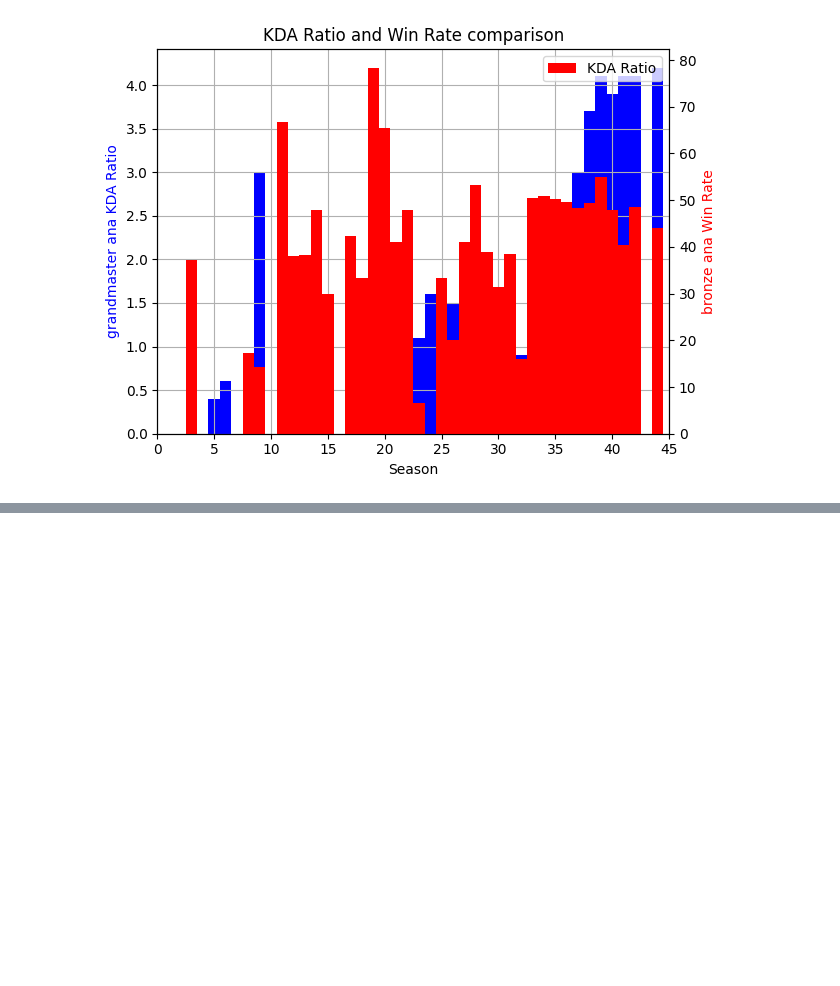
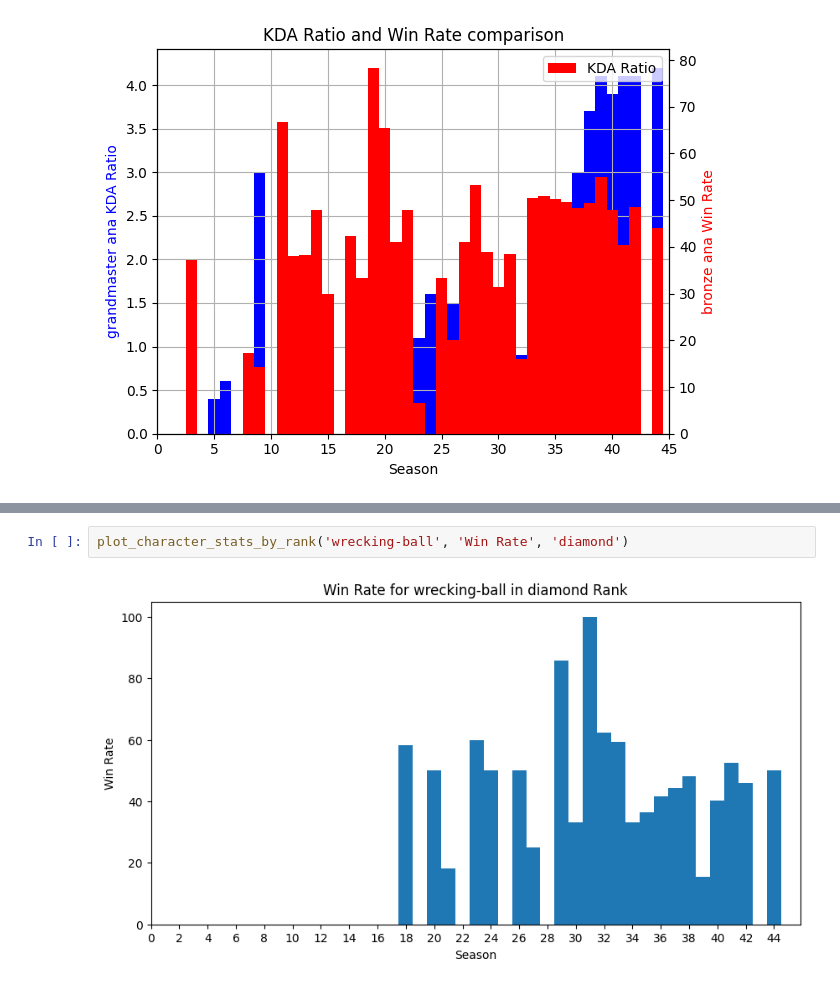
Before and after one commit to antaww/Overgraph, a Jupyter notebook: src/test.ipynb, the cells around one changed output, grey strips where cells are left out. Drawn from its saved outputs; the diff is of its cells as text; blank space fills up the shorter version.

```diff
--- a/src/test.ipynb
+++ b/src/test.ipynb
@@ -194,0 +195,4 @@ merge_plot_character_stats_by_rank('ana', 'Damage', 'grandmaster', 'cassidy', 'D
+# %%
+plot_character_stats_by_rank('wrecking-ball', 'Win Rate', 'diamond')
+# %% [output]
+[figure, added]
```
Also changed, not shown: parts of 4 cells of this notebook, 1 other file.
